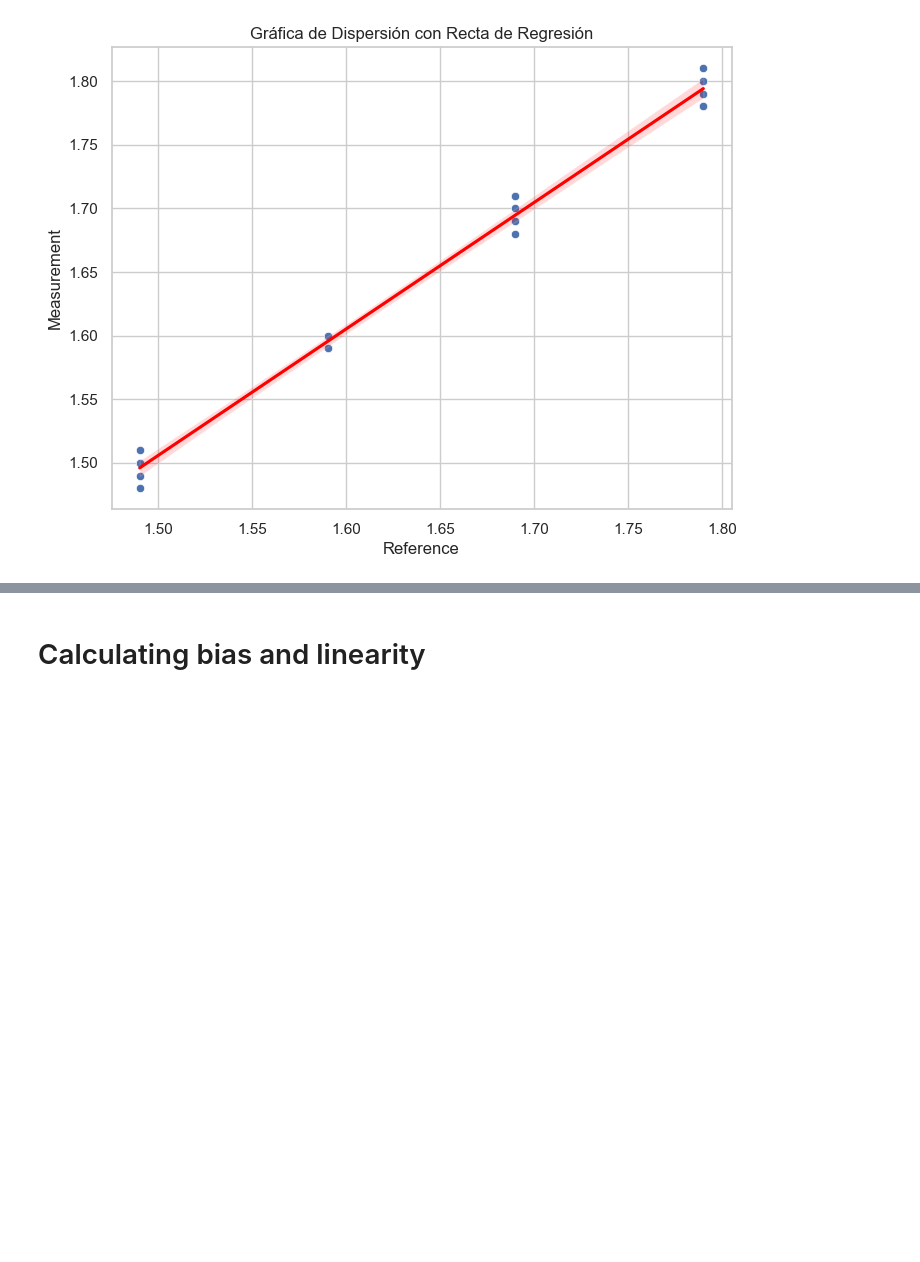
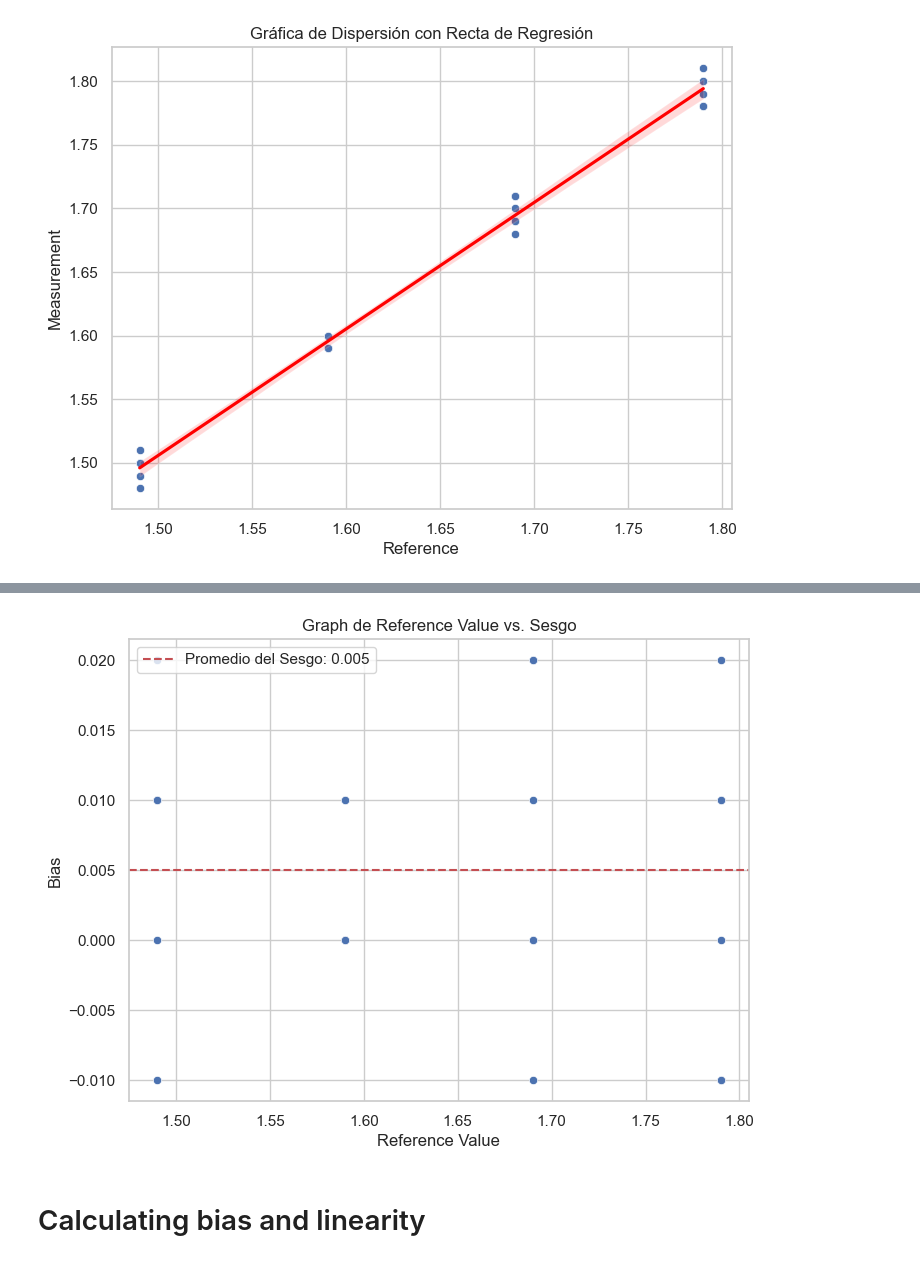
Before and after one commit to daniellreyes/LeanSS, a Jupyter notebook: 2-Measure/Measurement system analysis/Linearity-analysis.ipynb, the cells around one changed output, grey strips where cells are left out. Drawn from its saved outputs; the diff is of its cells as text; code cells hidden in the pictures; blank space fills up the shorter version.

Commit message:
add Measure module

```diff
--- a/2-Measure/Measurement system analysis/Linearity-analysis.ipynb
+++ b/2-Measure/Measurement system analysis/Linearity-analysis.ipynb
@@ -77,3 +121,30 @@ plt.show()
+# %%
+# Calculate bias
+df['Bias'] = df['Measurement'] - df['Reference']
+
+average_bias = df['Bias'].mean()
+
+# Crear la gráfica 'Reference Value' vs. 'Sesgo'
+sns.set(style="whitegrid")
+plt.figure(figsize=(8, 6))
+
+scatter_plot = sns.scatterplot(x='Reference', y='Bias', data=df)
+
+# Agregar línea horizontal para el promedio del sesgo
+plt.axhline(y=average_bias, color='r', linestyle='--', label=f'Promedio del Sesgo: {average_bias:.3f}')
+
+
+# Añadir etiquetas y título
+plt.xlabel('Reference Value')
+plt.ylabel('Bias')
+plt.title('Graph de Reference Value vs. Sesgo')
+
+# Mostrar la leyenda
+plt.legend()
+# Mostrar la gráfica
+plt.show()
+# %% [output]
+[figure, added]
 # %% [markdown]
 # Calculating bias and linearity
 # %%
```
Also changed, not shown: parts of 6 cells of this notebook, 17 other files.
